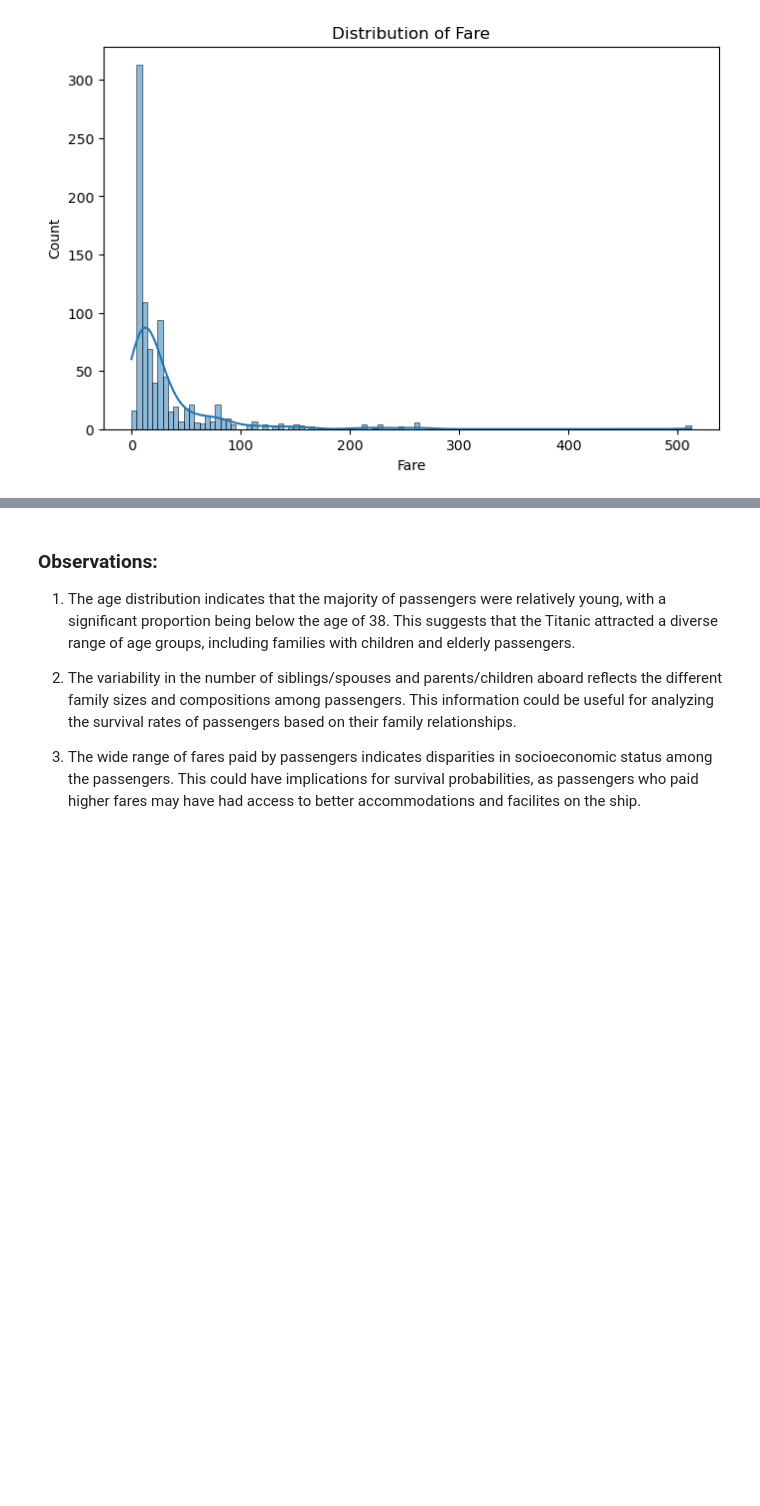
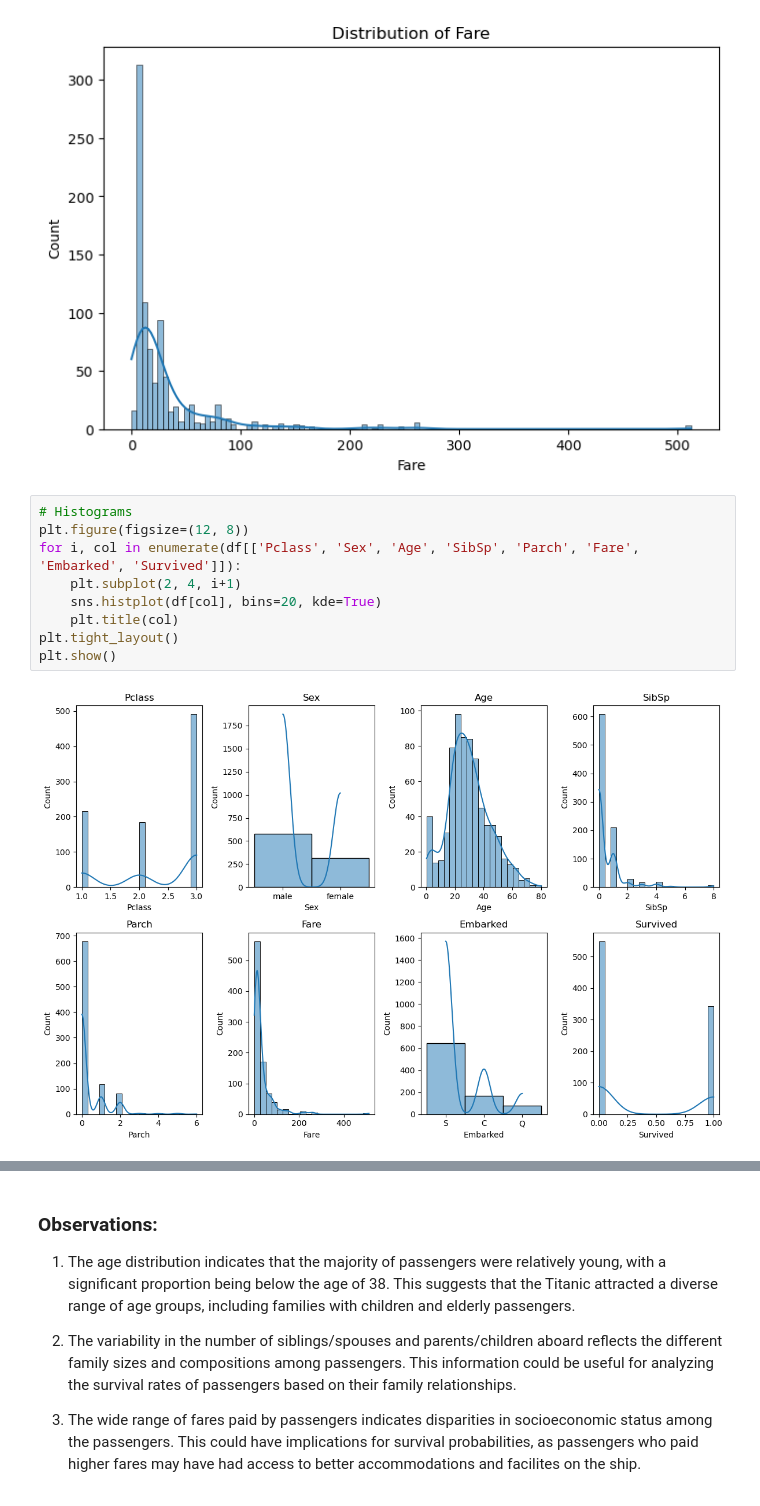
Before and after one commit to Priyanshu501/Assignments, a Jupyter notebook: Logistic Regression/Logistic_Regression.ipynb, the cells around one changed output, grey strips where cells are left out. Drawn from its saved outputs; the diff is of its cells as text; blank space fills up the shorter version.

```diff
--- a/Logistic Regression/Logistic_Regression.ipynb
+++ b/Logistic Regression/Logistic_Regression.ipynb
@@ -76,3 +71,14 @@ for feature in num_features:
 # %% [output]
 [figure]
 [figure]
+# %%
+# Histograms
+plt.figure(figsize=(12, 8))
+for i, col in enumerate(df[['Pclass', 'Sex', 'Age', 'SibSp', 'Parch', 'Fare', 'Embarked', 'Survived']]):
+    plt.subplot(2, 4, i+1)
+    sns.histplot(df[col], bins=20, kde=True)
+    plt.title(col)
+plt.tight_layout()
+plt.show()
+# %% [output]
+[figure, added]
```
Also changed, not shown: parts of 19 cells of this notebook.
